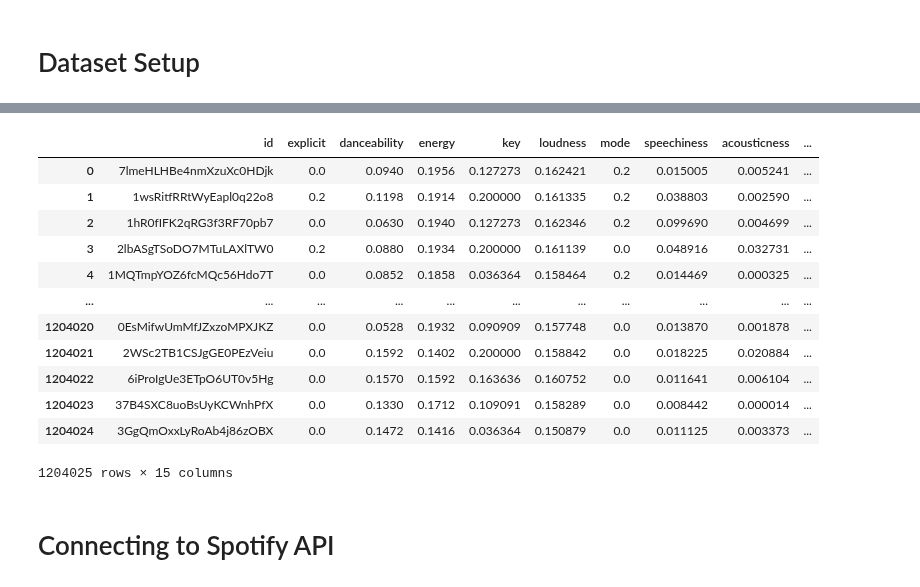
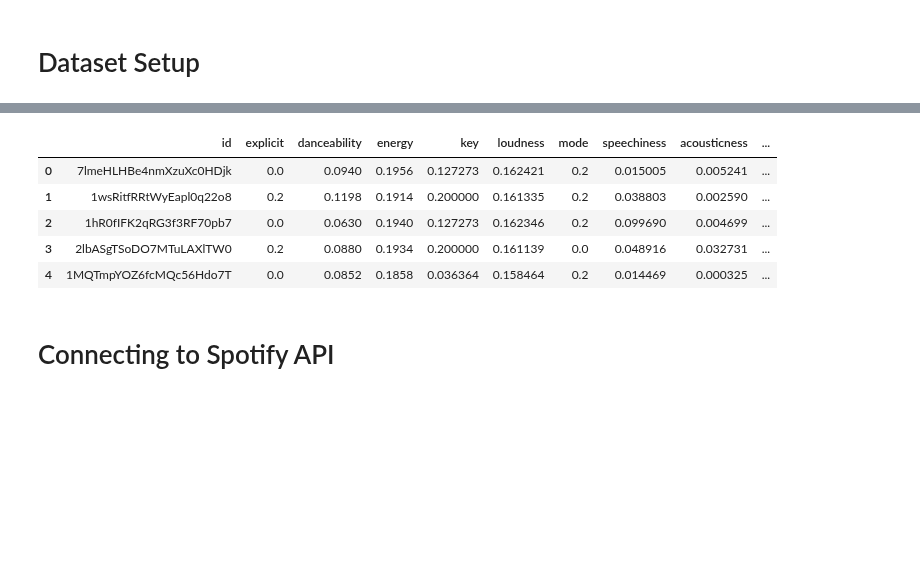
Before and after one commit to RohitValiveti/music-discovery, a Jupyter notebook: model/model.ipynb, the cells around one changed output, grey strips where cells are left out. Drawn from its saved outputs; the diff is of its cells as text; code cells hidden in the pictures; blank space fills up the shorter version.

```diff
--- a/model/model.ipynb
+++ b/model/model.ipynb
@@ -52,21 +47,14 @@ def create_feature_vectores(all_tracks_df):
     return final_df
 # %%
 full_feature_set_df = create_feature_vectores(all_tracks_df)
-full_feature_set_df
+full_feature_set_df.head()
 # %% [output]
 |  | id | explicit | danceability | energy | key | loudness | mode | speechiness | acousticness | ... |
 | 0 | 7lmeHLHBe4nmXzuXc0HDjk | 0.0 | 0.0940 | 0.1956 | 0.127273 | 0.162421 | 0.2 | 0.015005 | 0.005241 | ... |
 | 1 | 1wsRitfRRtWyEapl0q22o8 | 0.2 | 0.1198 | 0.1914 | 0.200000 | 0.161335 | 0.2 | 0.038803 | 0.002590 | ... |
 | 2 | 1hR0fIFK2qRG3f3RF70pb7 | 0.0 | 0.0630 | 0.1940 | 0.127273 | 0.162346 | 0.2 | 0.099690 | 0.004699 | ... |
 | 3 | 2lbASgTSoDO7MTuLAXlTW0 | 0.2 | 0.0880 | 0.1934 | 0.200000 | 0.161139 | 0.0 | 0.048916 | 0.032731 | ... |
 | 4 | 1MQTmpYOZ6fcMQc56Hdo7T | 0.0 | 0.0852 | 0.1858 | 0.036364 | 0.158464 | 0.2 | 0.014469 | 0.000325 | ... |
-| ... | ... | ... | ... | ... | ... | ... | ... | ... | ... | ... |
-| 1204020 | 0EsMifwUmMfJZxzoMPXJKZ | 0.0 | 0.0528 | 0.1932 | 0.090909 | 0.157748 | 0.0 | 0.013870 | 0.001878 | ... |
-| 1204021 | 2WSc2TB1CSJgGE0PEzVeiu | 0.0 | 0.1592 | 0.1402 | 0.200000 | 0.158842 | 0.0 | 0.018225 | 0.020884 | ... |
-| 1204022 | 6iProIgUe3ETpO6UT0v5Hg | 0.0 | 0.1570 | 0.1592 | 0.163636 | 0.160752 | 0.0 | 0.011641 | 0.006104 | ... |
-| 1204023 | 37B4SXC8uoBsUyKCWnhPfX | 0.0 | 0.1330 | 0.1712 | 0.109091 | 0.158289 | 0.0 | 0.008442 | 0.000014 | ... |
-| 1204024 | 3GgQmOxxLyRoAb4j86zOBX | 0.0 | 0.1472 | 0.1416 | 0.036364 | 0.150879 | 0.0 | 0.011125 | 0.003373 | ... |
-1204025 rows × 15 columns
 # %% [markdown]
 # Connecting to Spotify API
 # %%
```
Also changed, not shown: parts of 6 cells of this notebook.
